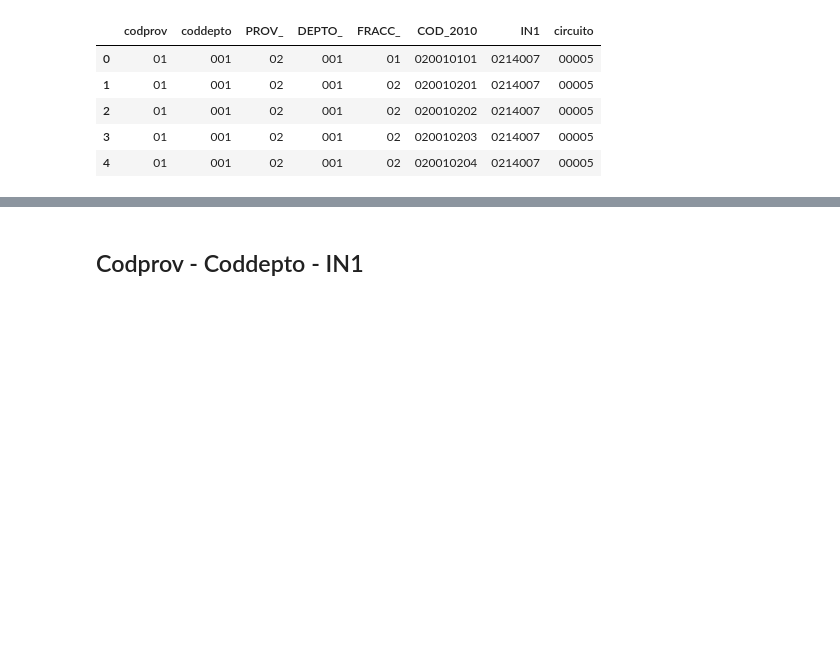
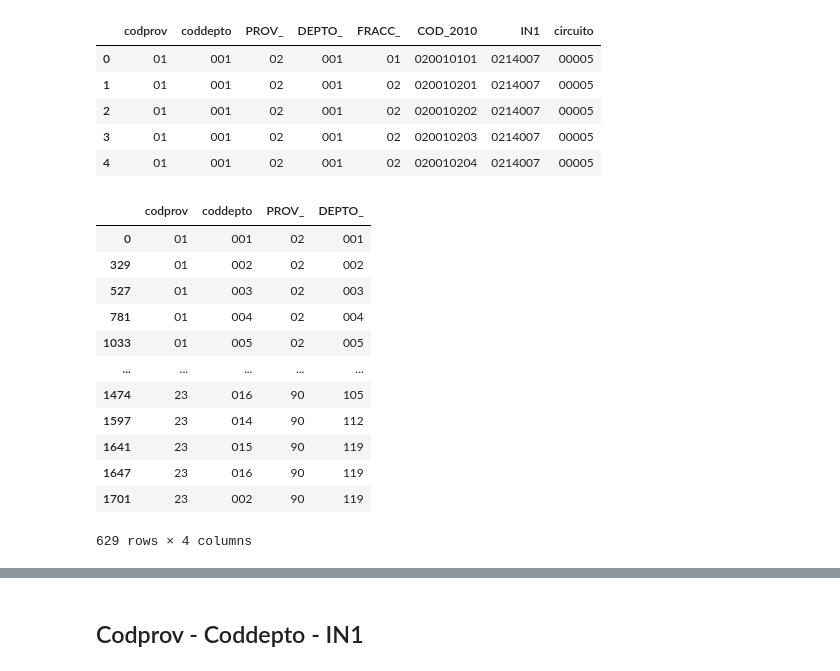
Before and after one commit to matuteiglesias/CNE-INDEC-georef, a Jupyter notebook: 02b - Interseccion espacial de Radios Censales a Circuitos CNE.ipynb, the cells around one changed output, grey strips where cells are left out. Saved outputs shown, nothing was run; the diff lists cells and outputs as text; code cells hidden in the pictures; blank space fills up the shorter version.

```diff
--- a/02b - Interseccion espacial de Radios Censales a Circuitos CNE.ipynb
+++ b/02b - Interseccion espacial de Radios Censales a Circuitos CNE.ipynb
@@ -248 +403,17 @@ result_c.to_csv('./info/radios_circuitos_secciones_ref.csv', index = False)
+# %%
+result[['codprov', 'coddepto', 'PROV_', 'DEPTO_']].drop_duplicates()
+# %% [output]
+|  | codprov | coddepto | PROV_ | DEPTO_ |
+| 0 | 01 | 001 | 02 | 001 |
+| 329 | 01 | 002 | 02 | 002 |
+| 527 | 01 | 003 | 02 | 003 |
+| 781 | 01 | 004 | 02 | 004 |
+| 1033 | 01 | 005 | 02 | 005 |
+| ... | ... | ... | ... | ... |
+| 1474 | 23 | 016 | 90 | 105 |
+| 1597 | 23 | 014 | 90 | 112 |
+| 1641 | 23 | 015 | 90 | 119 |
+| 1647 | 23 | 016 | 90 | 119 |
+| 1701 | 23 | 002 | 90 | 119 |
+629 rows × 4 columns
 # %%
```
Also changed, not shown: parts of 24 cells of this notebook, 16 other files.
